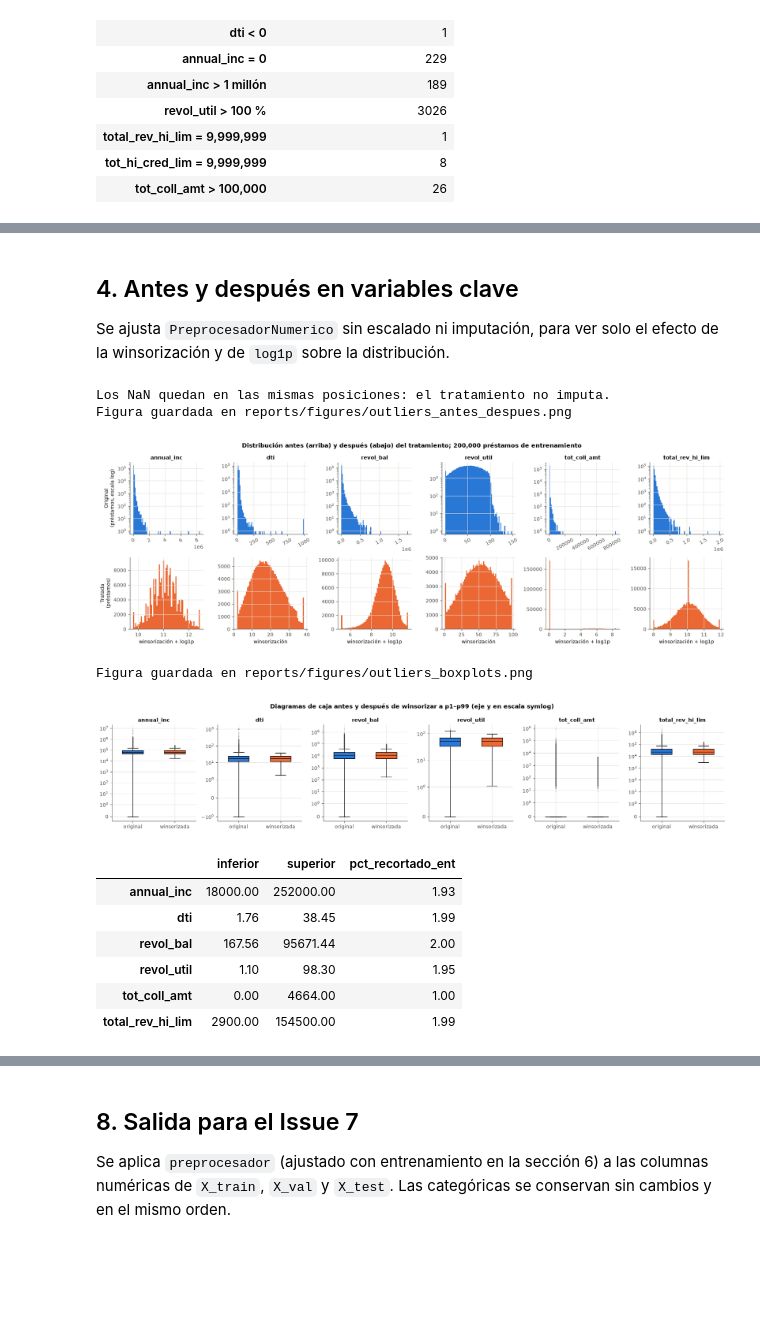
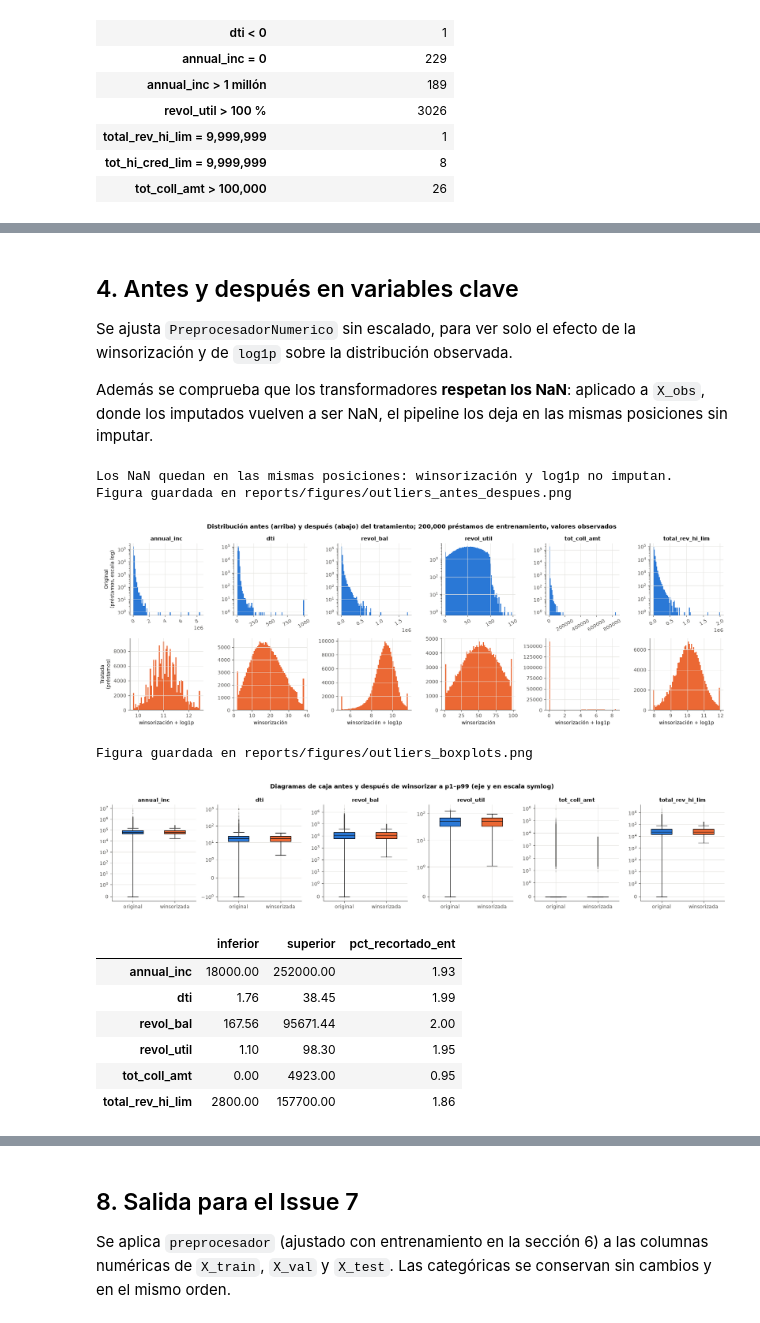
Before and after one commit to J-D-Rosales/Prediction-With-Machine-Learning-Lending-Club, a Jupyter notebook: notebooks/issue6.ipynb, the cells around one changed output, grey strips where cells are left out. Drawn from its saved outputs; the diff is of its cells as text; code cells hidden in the pictures; blank space fills up the shorter version.

```diff
--- a/notebooks/issue6.ipynb
+++ b/notebooks/issue6.ipynb
@@ -88,0 +104,14 @@ Entrenamiento: (862757, 109); validación: (215690, 109)
+# %%
+X_obs = enmascarar_imputados(X_ent)
+pct_imputado = (X_obs.isna().mean() * 100).loc[originales]
+print(f'Columnas con valores imputados que se excluyen del análisis: {(pct_imputado > 0).sum()}')
+
+comparacion_mascara = []
+for col in ['max_bal_bc', 'open_rv_24m', 'mths_since_last_record', 'avg_cur_bal']:
+    imputada, observada = X_ent[col], X_obs[col].dropna()
+    for nombre, v in (('con imputados', imputada), ('solo observados', observada)):
+        q = v.quantile([0.01, 0.25, 0.75, 0.99])
+        comparacion_mascara.append({'columna': col, 'datos': nombre, '% imputado': pct_imputado[col],
+                                    'p1': q[0.01], 'Q1': q[0.25], 'Q3': q[0.75], 'p99': q[0.99],
+                                    'asimetría': v.skew()})
+pd.DataFrame(comparacion_mascara).set_index(['columna', 'datos']).round(2)
@@ -96,8 +160,8 @@ Entrenamiento: (862757, 109); validación: (215690, 109)
 - El porcentaje de valores fuera de [Q1 − 3·IQR, Q3 + 3·IQR].
 - Tres asimetrías de Fisher: cruda, recortada a los percentiles 1 y 99, y recortada después de `log1p`.
 # %%
-resumen = resumen_asimetria(X_ent)
-resumen.sort_values('max_sobre_p99', ascending=False).head(15).round(2)
+resumen = resumen_asimetria(X_obs)
+resumen.loc[originales].sort_values('max_sobre_p99', ascending=False).head(15).round(2)
 # %% [output]
 |  | n_unicos | min | p1 | mediana | p99 | max | max_sobre_p99 | pct_fuera_iqr | asim_cruda | ... |
 | columna |  |  |  |  |  |  |  |  |  | ... |
@@ -201,5 +282,5 @@ winsorización + log1p           28
 # %%
-asimetricas = resumen.loc[resumen['asim_recortada'] > 1].sort_values('asim_recortada')
+asimetricas = resumen.loc[originales].query('asim_recortada > 1').sort_values('asim_recortada')
 log_si = tratamientos.loc[asimetricas.index, 'log1p']
 fig, ax = plt.subplots(figsize=(8.5, 0.27 * len(asimetricas) + 1.5))
 posiciones = np.arange(len(asimetricas))
@@ -210,7 +291,7 @@ ax.scatter(asimetricas['asim_log_recortada'], posiciones, color=NARANJA, s=36, z
 ax.set_yticks(posiciones, [f'{c}  ✓' if log_si[c] else c for c in asimetricas.index])
 ax.axvline(0, color=TINTA_2, linewidth=1)
 ax.axvline(1, color=TINTA_2, linewidth=1, linestyle='--')
-ax.set_xlabel('Asimetría de Fisher (entrenamiento)')
+ax.set_xlabel('Asimetría de Fisher (valores observados de entrenamiento)')
 ax.set_title('Variables con asimetría recortada > 1  (✓ = se aplica log1p)')
 ax.grid(axis='y', visible=False)
 ax.legend(loc='lower right', frameon=False)
@@ -222,40 +303,42 @@ Figura guardada en reports/figures/outliers_asimetria.png
 # %% [markdown]
 ## 4. Antes y después en variables clave
 
-Se ajusta `PreprocesadorNumerico` sin escalado ni imputación, para ver solo el efecto de la winsorización y de `log1p` sobre la distribución.
+Se ajusta `PreprocesadorNumerico` sin escalado, para ver solo el efecto de la winsorización y de `log1p` sobre la distribución observada.
+
+Además se comprueba que los transformadores **respetan los NaN**: aplicado a `X_obs`, donde los imputados vuelven a ser NaN, el pipeline los deja en las mismas posiciones sin imputar.
 # %%
-solo_forma = PreprocesadorNumerico(escalador=None, imputador=None).fit(X_ent)
-X_ent_forma = solo_forma.transform(X_ent)
-assert X_ent_forma.isna().equals(X_ent.isna()), 'Los NaN deben pasar sin cambios'
-print('Los NaN quedan en las mismas posiciones: el tratamiento no imputa.')
+solo_forma = PreprocesadorNumerico(escalador=None).fit(X_ent)
+X_obs_forma = solo_forma.transform(X_obs)
+assert X_obs_forma.isna().equals(X_obs.isna()), 'Los NaN deben pasar sin cambios'
+print('Los NaN quedan en las mismas posiciones: winsorización y log1p no imputan.')
 
 CLAVE = ['annual_inc', 'dti', 'revol_bal', 'revol_util', 'tot_coll_amt', 'total_rev_hi_lim']
 muestra = X_ent.sample(200_000, random_state=SEED).index
 fig, ejes = plt.subplots(2, len(CLAVE), figsize=(18, 6))
 for j, col in enumerate(CLAVE):
-    original = X_ent.loc[muestra, col].dropna()
-    tratada = X_ent_forma.loc[muestra, col].dropna()
+    original = X_obs.loc[muestra, col].dropna()
+    tratada = X_obs_forma.loc[muestra, col].dropna()
     ejes[0, j].hist(original, bins=80, color=AZUL)
     ejes[0, j].set_yscale('log')
     ejes[0, j].set_title(col)
     ejes[1, j].hist(tratada, bins=60, color=NARANJA)
     ejes[1, j].set_xlabel(tratamientos.loc[col, 'tratamiento'])
     ejes[0, j].tick_params(axis='x', labelrotation=30)
 ejes[0, 0].set_ylabel('Original\n(préstamos, escala log)')
 ejes[1, 0].set_ylabel('Tratada\n(préstamos)')
-fig.suptitle('Distribución antes (arriba) y después (abajo) del tratamiento; 200,000 préstamos de entrenamiento', fontweight='bold')
+fig.suptitle('Distribución antes (arriba) y después (abajo) del tratamiento; 200,000 préstamos de entrenamiento, valores observados', fontweight='bold')
 fig.tight_layout()
 guardar(fig, 'outliers_antes_despues.png')
 plt.show()
 # %% [output]
-Los NaN quedan en las mismas posiciones: el tratamiento no imputa.
+Los NaN quedan en las mismas posiciones: winsorización y log1p no imputan.
 Figura guardada en reports/figures/outliers_antes_despues.png
-[figure, old version]
+[figure, new version]
 # %%
 fig, ejes = plt.subplots(1, len(CLAVE), figsize=(18, 3.8))
 winsor = solo_forma.pipeline_.named_steps['winsorizacion']
 for ax, col in zip(ejes, CLAVE):
-    original = X_ent.loc[muestra, col].dropna()
+    original = X_obs.loc[muestra, col].dropna()
     recortada = original.clip(*winsor.limites_.loc[col])
     caja = ax.boxplot([original, recortada], tick_labels=['original', 'winsorizada'], widths=0.5,
                       patch_artist=True, flierprops={'marker': '.', 'markersize': 2, 'alpha': 0.3, 'markeredgecolor': TINTA_2},
@@ -270,7 +353,7 @@ guardar(fig, 'outliers_boxplots.png')
 plt.show()
 
 winsor.limites_.loc[CLAVE].assign(
-    pct_recortado_ent=[((X_ent[c] < winsor.limites_.loc[c, 'inferior']) | (X_ent[c] > winsor.limites_.loc[c, 'superior'])).mean() * 100 for c in CLAVE],
+    pct_recortado_ent=[((X_obs[c] < winsor.limites_.loc[c, 'inferior']) | (X_obs[c] > winsor.limites_.loc[c, 'superior'])).mean() * 100 for c in CLAVE],
 ).round(2)
 # %% [output]
 Figura guardada en reports/figures/outliers_boxplots.png
@@ -280,8 +363,8 @@ Figura guardada en reports/figures/outliers_boxplots.png
 | dti | 1.76 | 38.45 | 1.99 |
 | revol_bal | 167.56 | 95671.44 | 2.00 |
 | revol_util | 1.10 | 98.30 | 1.95 |
-| tot_coll_amt | 0.00 | 4664.00 | 1.00 |
-| total_rev_hi_lim | 2900.00 | 154500.00 | 1.99 |
+| tot_coll_amt | 0.00 | 4923.00 | 0.95 |
+| total_rev_hi_lim | 2800.00 | 157700.00 | 1.86 |
 # %% [markdown]
 ## 5. Comparación en validación
 
```
Also changed, not shown: parts of 29 cells of this notebook, 6 other files.
